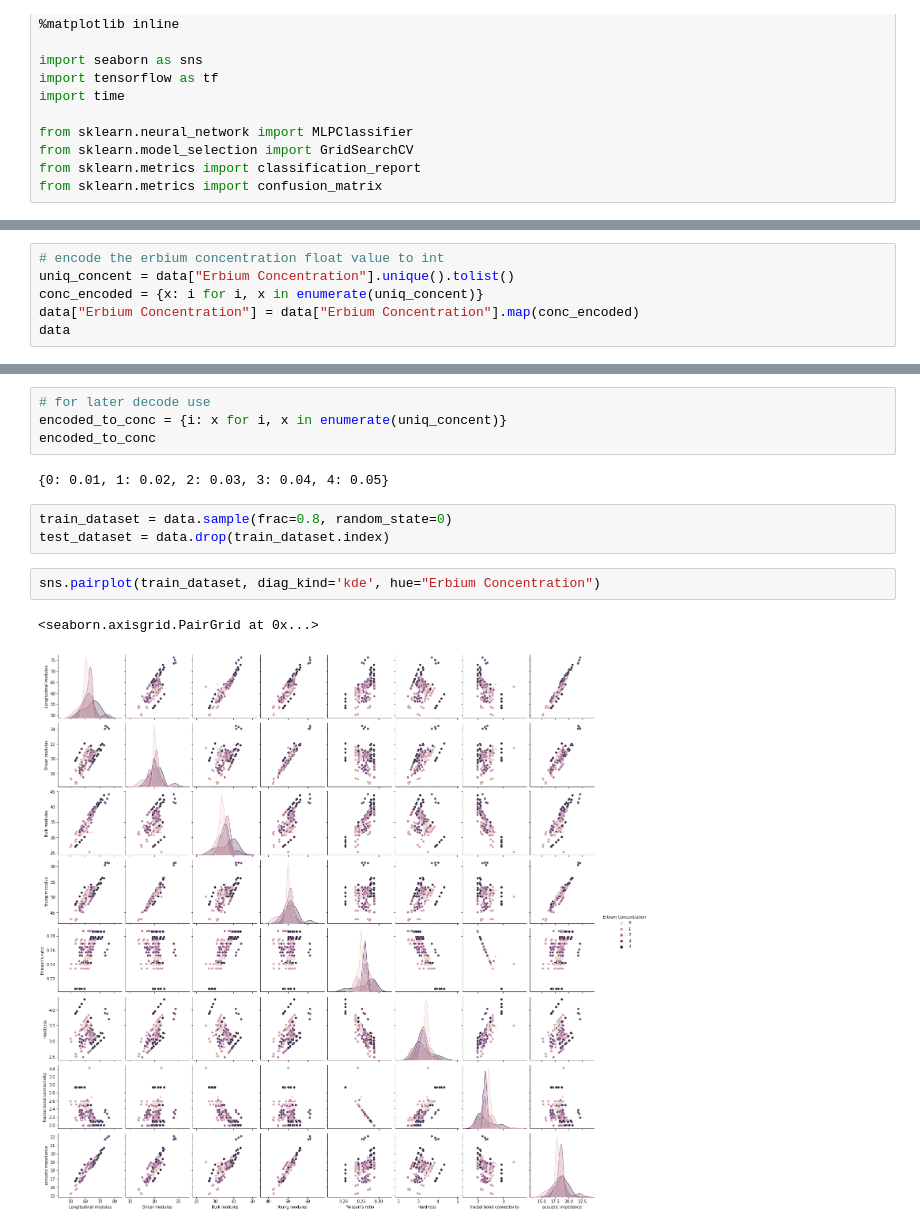
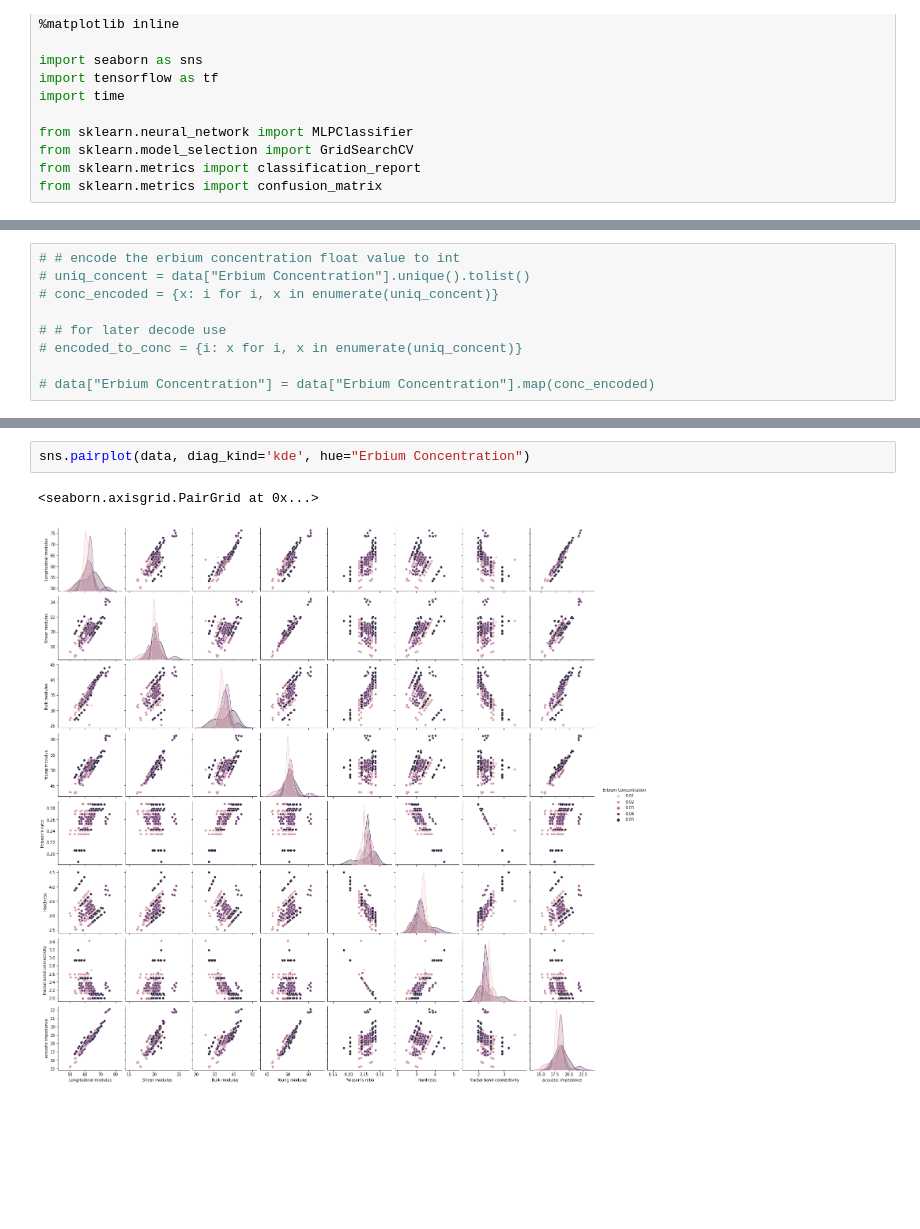
Before and after one commit to ee2110/Machine_Learning_with_TensorFlow, a Jupyter notebook: Glass-Compound-Analysis/Erbium_Concentration_Classification/MLP_sklearn_Erbium_concentration_classification.ipynb, the cells around one changed output, grey strips where cells are left out. Saved outputs shown, nothing was run; the diff lists cells and outputs as text; blank space fills up the shorter version.

```diff
--- a/Glass-Compound-Analysis/Erbium_Concentration_Classification/MLP_sklearn_Erbium_concentration_classification.ipynb
+++ b/Glass-Compound-Analysis/Erbium_Concentration_Classification/MLP_sklearn_Erbium_concentration_classification.ipynb
@@ -22,6 +38,9 @@ except:
 # %%
-# encode the erbium concentration float value to int
-uniq_concent = data["Erbium Concentration"].unique().tolist()
-conc_encoded = {x: i for i, x in enumerate(uniq_concent)}
-data["Erbium Concentration"] = data["Erbium Concentration"].map(conc_encoded)
-data
+# # encode the erbium concentration float value to int
+# uniq_concent = data["Erbium Concentration"].unique().tolist()
+# conc_encoded = {x: i for i, x in enumerate(uniq_concent)}
+
+# # for later decode use
+# encoded_to_conc = {i: x for i, x in enumerate(uniq_concent)}
+
+# data["Erbium Concentration"] = data["Erbium Concentration"].map(conc_encoded)
@@ -42,14 +47,5 @@ data
-# %%
-# for later decode use
-encoded_to_conc = {i: x for i, x in enumerate(uniq_concent)}
-encoded_to_conc
-# %% [output]
-{0: 0.01, 1: 0.02, 2: 0.03, 3: 0.04, 4: 0.05}
-# %%
-train_dataset = data.sample(frac=0.8, random_state=0)
-test_dataset = data.drop(train_dataset.index)
 # %%
-sns.pairplot(train_dataset, diag_kind='kde', hue="Erbium Concentration")
+sns.pairplot(data, diag_kind='kde', hue="Erbium Concentration")
 # %% [output]
 <seaborn.axisgrid.PairGrid at 0x...>
-[figure, old version]
+[figure, new version]
```
Also changed, not shown: parts of 19 cells of this notebook.
